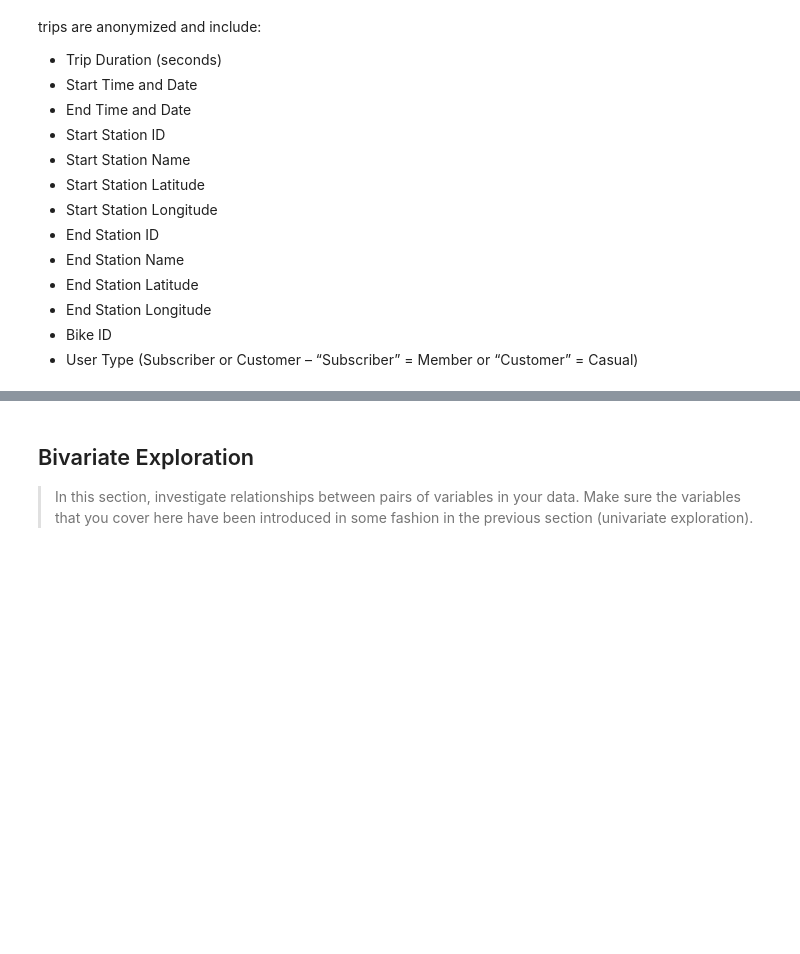
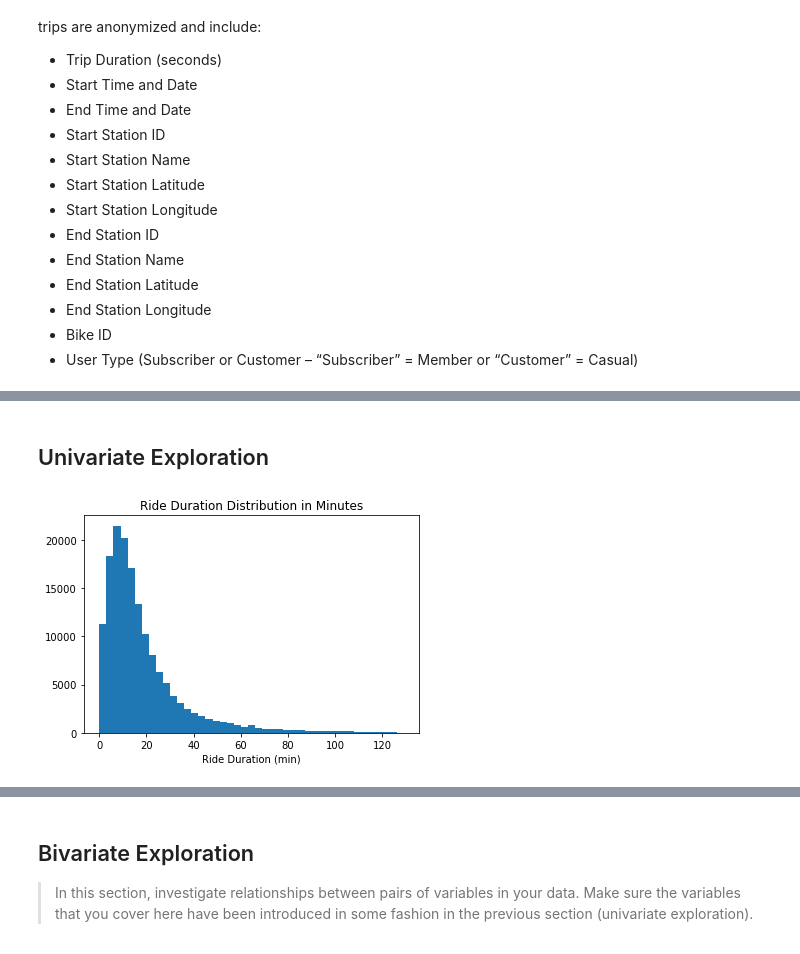
Before and after one commit to JuanGarcia10/data-visualization-lyft-bikes, a Jupyter notebook: Exploring_Lyft-Bikes_dataset.ipynb, the cells around one changed output, grey strips where cells are left out. Saved outputs shown, nothing was run; the diff lists cells and outputs as text; code cells hidden in the pictures; blank space fills up the shorter version.

```diff
--- a/Exploring_Lyft-Bikes_dataset.ipynb
+++ b/Exploring_Lyft-Bikes_dataset.ipynb
@@ -61,0 +217,3 @@ you plan on investigating next.
+# %%
+# replace the numbers with categories
+df_clean['week_day'].replace(days_dict, inplace=True)
@@ -61,0 +230,11 @@ you plan on investigating next.
+# %%
+# change data type to category since the days follow an order
+day_order = ['Monday',
+             'Tuesday',
+             'Wednesday',
+             'Thursday',
+             'Friday',
+             'Saturday',
+             'Sunday']
+ordered_day = pd.api.types.CategoricalDtype(ordered=True, categories=day_order)
+df_clean['week_day'] = df_clean['week_day'].astype(ordered_day)
@@ -61,0 +252,3 @@ you plan on investigating next.
+# %%
+# create the new feature with the hour of the day a bike is rented
+df_clean['hour_of_day'] = df_clean.started_at.dt.hour
@@ -61,0 +283,5 @@ you plan on investigating next.
+# %%
+order_hour = [0,  1,  2,  3,  4,  5,  6,  7,  8,  9, 10, 11, 12, 13, 14, 15, 16,
+            17, 18, 19, 20, 21, 22, 23]
+hour_ordered = pd.api.types.CategoricalDtype(ordered=True, categories=order_hour)
+df_clean.hour_of_day = df_clean.hour_of_day.astype(hour_ordered)
@@ -61,0 +304,12 @@ you plan on investigating next.
+# %% [markdown]
+## Univariate Exploration
+# %%
+# take a deeper look at the distribution of the ride_dur variable
+bins_dur_size = 3 # bins the size of 5 min
+bins_dur = np.arange(0, df_clean.ride_dur.max()+bins_dur_size, bins_dur_size)
+
+plt.hist(data=df_clean, x='ride_dur', bins=bins_dur)
+plt.xlabel('Ride Duration (min)')
+plt.title('Ride Duration Distribution in Minutes');
+# %% [output]
+[figure, added]
```
Also changed, not shown: parts of 52 cells of this notebook.
